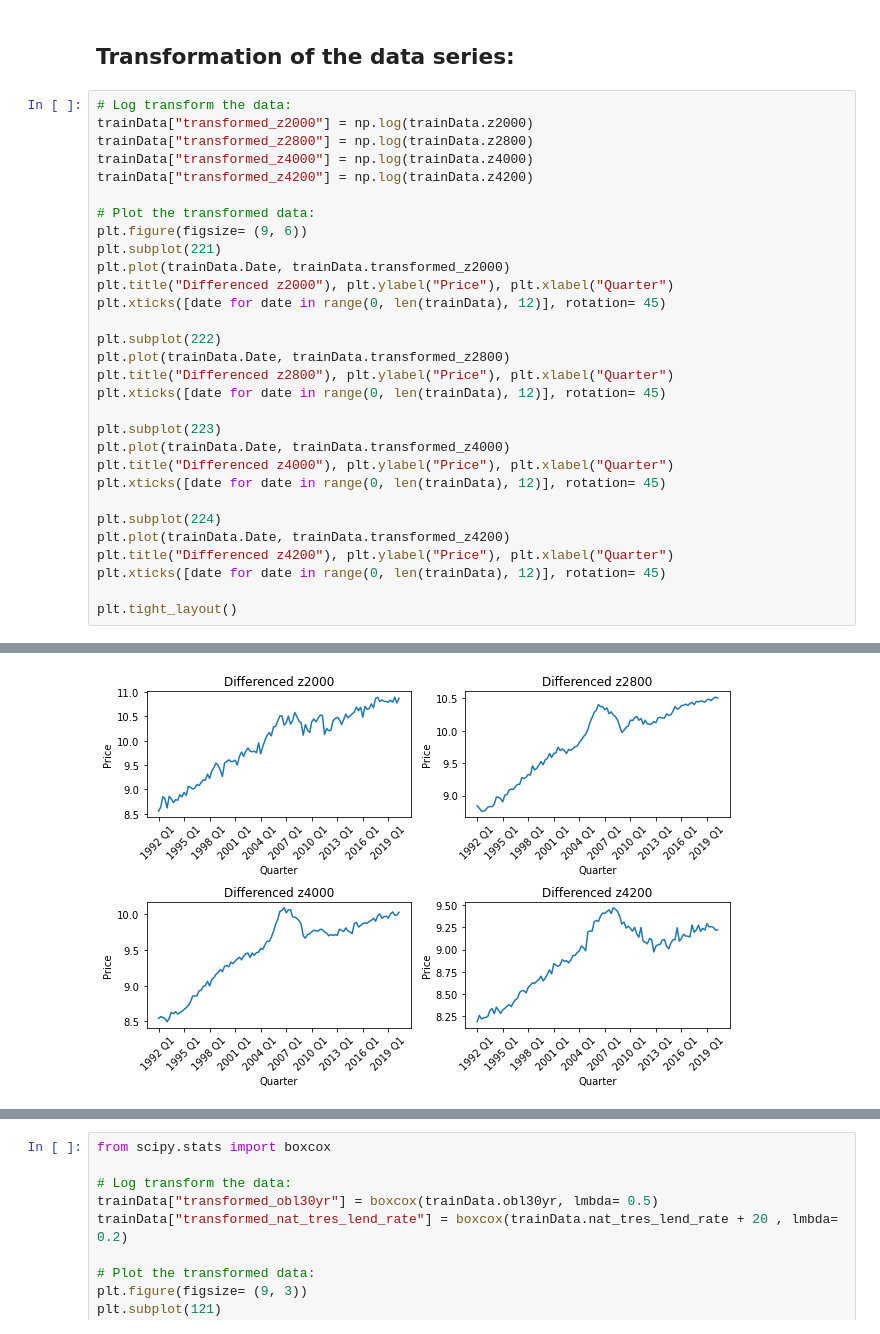
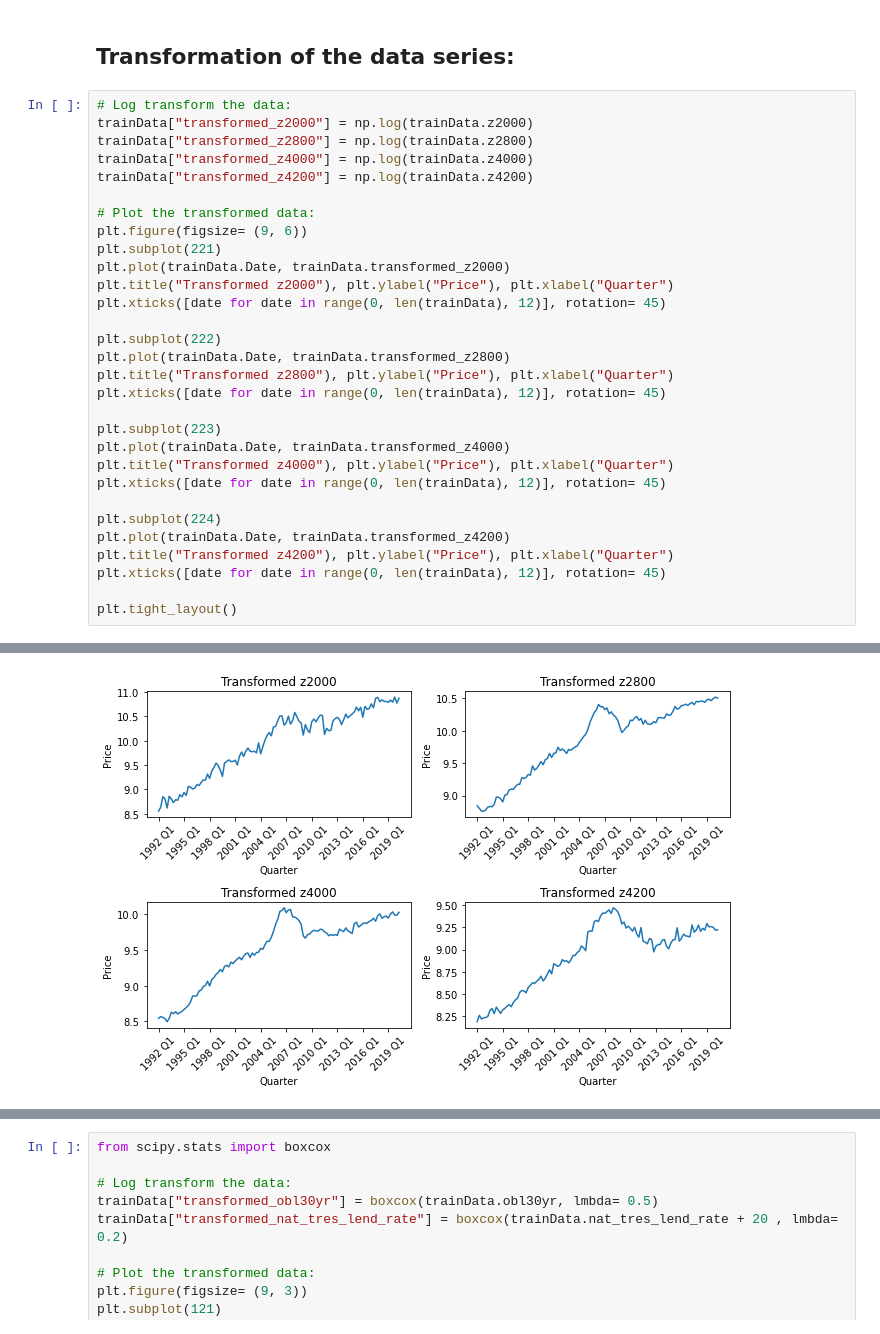
Before and after one commit to emilhaugstvedt/Time-Series-Analysis, a Jupyter notebook: Assignment4/Python code/Ass4.ipynb, the cells around one changed output, grey strips where cells are left out. Drawn from its saved outputs; the diff is of its cells as text.

```diff
--- a/Assignment4/Ass4.ipynb
+++ b/Assignment4/Python code/Ass4.ipynb
@@ -316,47 +316,47 @@ trainData["transformed_z4200"] = np.log(trainData.z4200)
 plt.figure(figsize= (9, 6))
 plt.subplot(221)
 plt.plot(trainData.Date, trainData.transformed_z2000)
-plt.title("Differenced z2000"), plt.ylabel("Price"), plt.xlabel("Quarter")
+plt.title("Transformed z2000"), plt.ylabel("Price"), plt.xlabel("Quarter")
 plt.xticks([date for date in range(0, len(trainData), 12)], rotation= 45)
 
 plt.subplot(222)
 plt.plot(trainData.Date, trainData.transformed_z2800)
-plt.title("Differenced z2800"), plt.ylabel("Price"), plt.xlabel("Quarter")
+plt.title("Transformed z2800"), plt.ylabel("Price"), plt.xlabel("Quarter")
 plt.xticks([date for date in range(0, len(trainData), 12)], rotation= 45)
 
 plt.subplot(223)
 plt.plot(trainData.Date, trainData.transformed_z4000)
-plt.title("Differenced z4000"), plt.ylabel("Price"), plt.xlabel("Quarter")
+plt.title("Transformed z4000"), plt.ylabel("Price"), plt.xlabel("Quarter")
 plt.xticks([date for date in range(0, len(trainData), 12)], rotation= 45)
 
 plt.subplot(224)
 plt.plot(trainData.Date, trainData.transformed_z4200)
-plt.title("Differenced z4200"), plt.ylabel("Price"), plt.xlabel("Quarter")
+plt.title("Transformed z4200"), plt.ylabel("Price"), plt.xlabel("Quarter")
 plt.xticks([date for date in range(0, len(trainData), 12)], rotation= 45)
 
 plt.tight_layout()
 # %% [output]
 A value is trying to be set on a copy of a slice from a DataFrame.
 Try using .loc[row_indexer,col_indexer] = value instead
 
 See the caveats in the documentation: https://pandas.pydata.org/pandas-docs/stable/user_guide/indexing.html#returning-a-view-versus-a-copy
   trainData["transformed_z2000"] = np.log(trainData.z2000)
 A value is trying to be set on a copy of a slice from a DataFrame.
 Try using .loc[row_indexer,col_indexer] = value instead
 
 See the caveats in the documentation: https://pandas.pydata.org/pandas-docs/stable/user_guide/indexing.html#returning-a-view-versus-a-copy
   trainData["transformed_z2800"] = np.log(trainData.z2800)
 A value is trying to be set on a copy of a slice from a DataFrame.
 Try using .loc[row_indexer,col_indexer] = value instead
 
 See the caveats in the documentation: https://pandas.pydata.org/pandas-docs/stable/user_guide/indexing.html#returning-a-view-versus-a-copy
   trainData["transformed_z4000"] = np.log(trainData.z4000)
 A value is trying to be set on a copy of a slice from a DataFrame.
 Try using .loc[row_indexer,col_indexer] = value instead
 
 See the caveats in the documentation: https://pandas.pydata.org/pandas-docs/stable/user_guide/indexing.html#returning-a-view-versus-a-copy
   trainData["transformed_z4200"] = np.log(trainData.z4200)
-[figure, old version]
+[figure, new version]
 # %%
 from statsmodels.tsa.statespace.tools import diff
 
```
Also changed, not shown: parts of 2 cells of this notebook, 7 other files.
